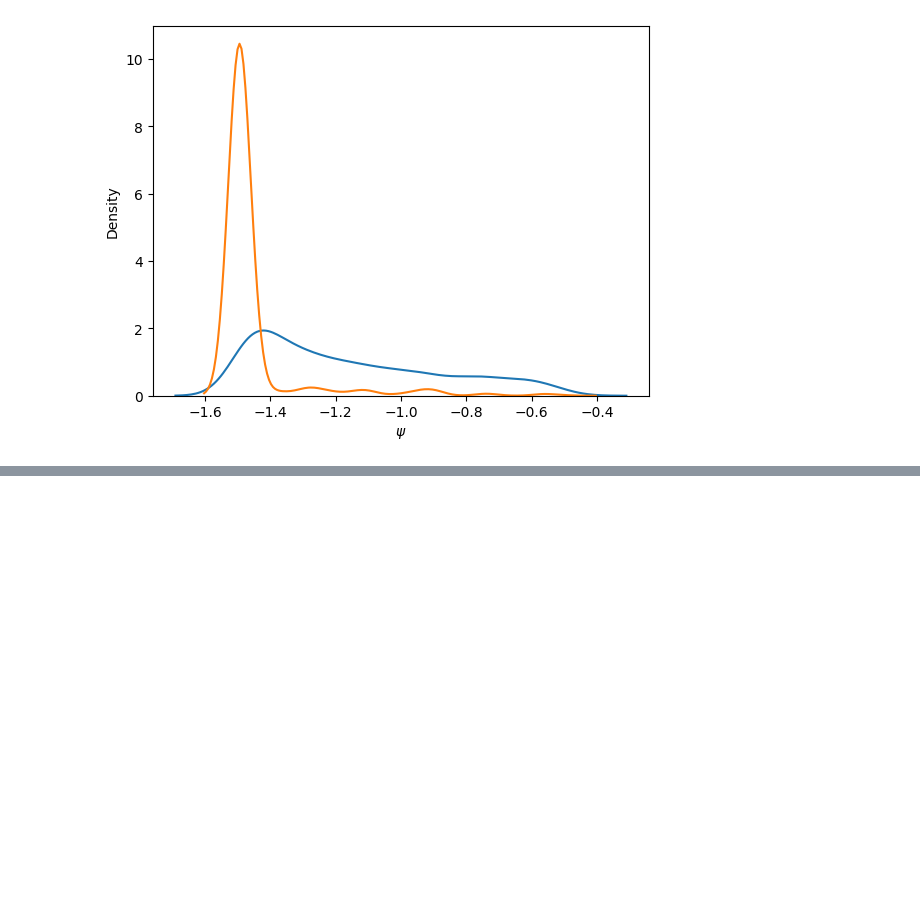
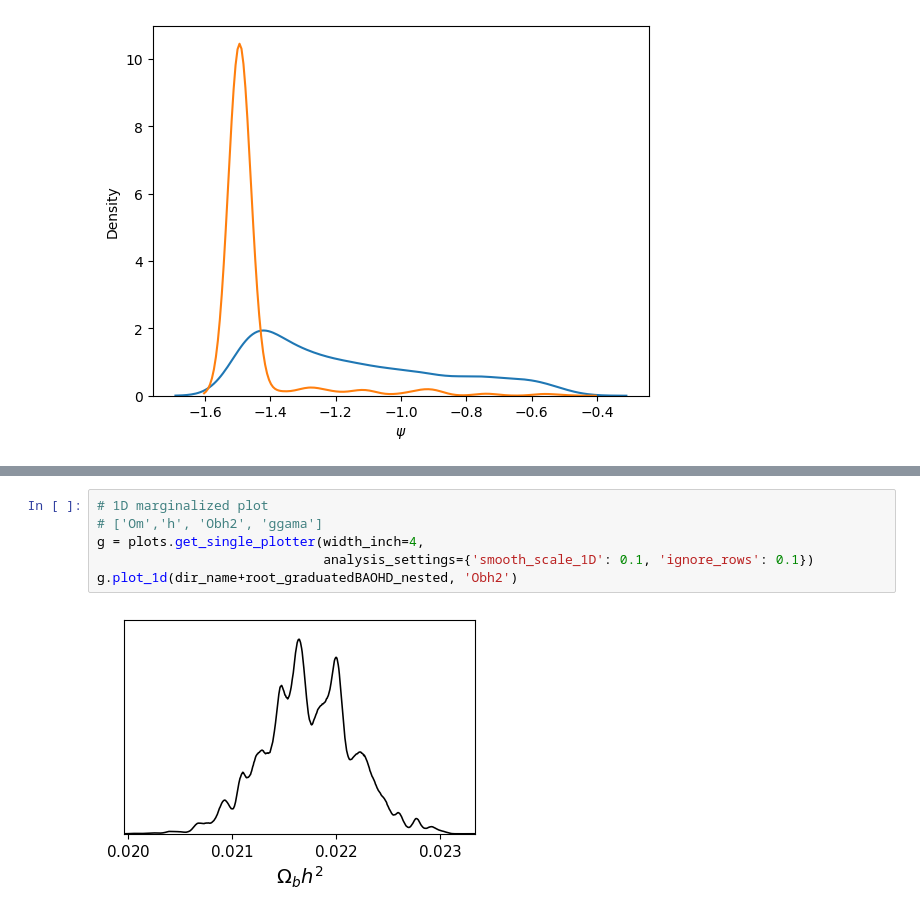
Before and after one commit to igomezv/cosmo_tools, a Jupyter notebook: models/genetic_paper/plots.ipynb, the cells around one changed output, grey strips where cells are left out. Drawn from its saved outputs; the diff is of its cells as text; blank space fills up the shorter version.

```diff
--- a/models/genetic_paper/plots.ipynb
+++ b/models/genetic_paper/plots.ipynb
@@ -709,0 +693,8 @@ ax.grid()
+# %%
+# 1D marginalized plot
+# ['Om','h', 'Obh2', 'ggama']
+g = plots.get_single_plotter(width_inch=4,
+                             analysis_settings={'smooth_scale_1D': 0.1, 'ignore_rows': 0.1})
+g.plot_1d(dir_name+root_graduatedBAOHD_nested, 'Obh2')
+# %% [output]
+[figure, added]
```
Also changed, not shown: parts of 11 cells of this notebook.
